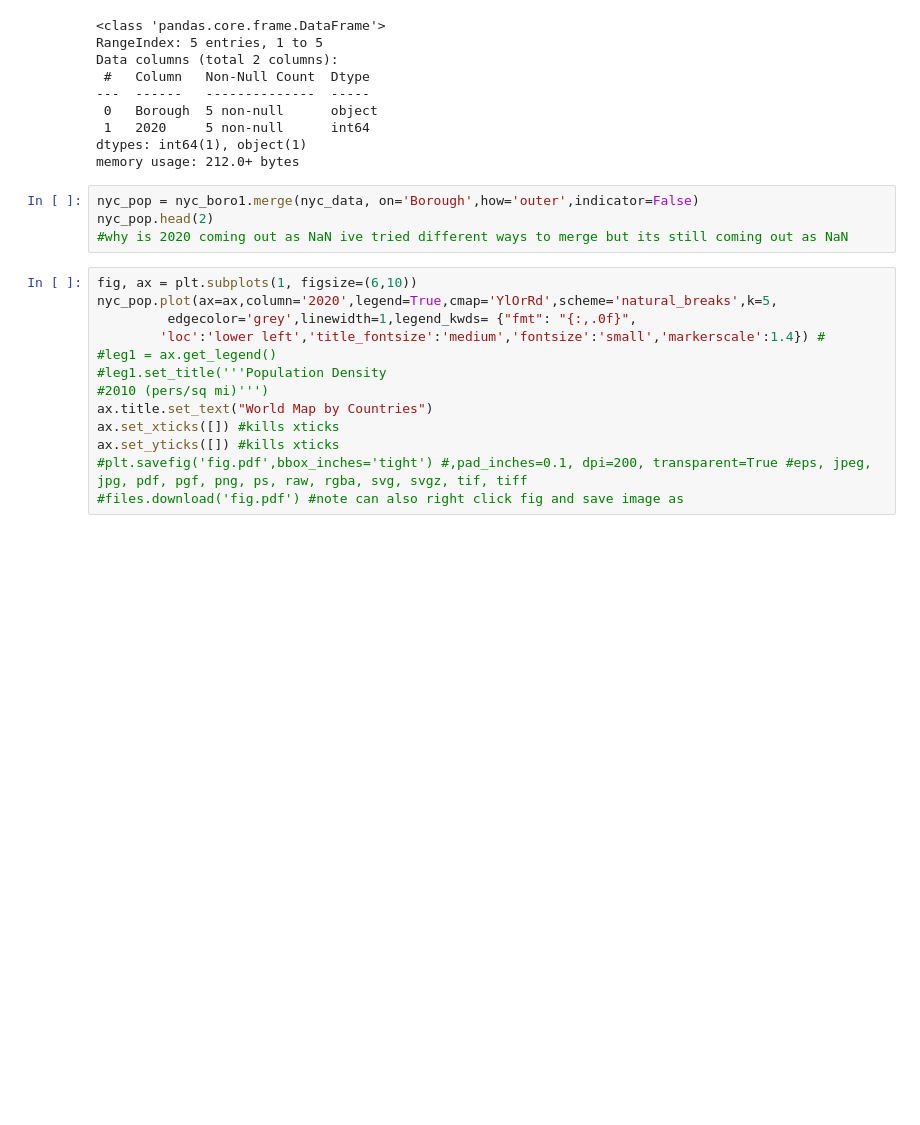
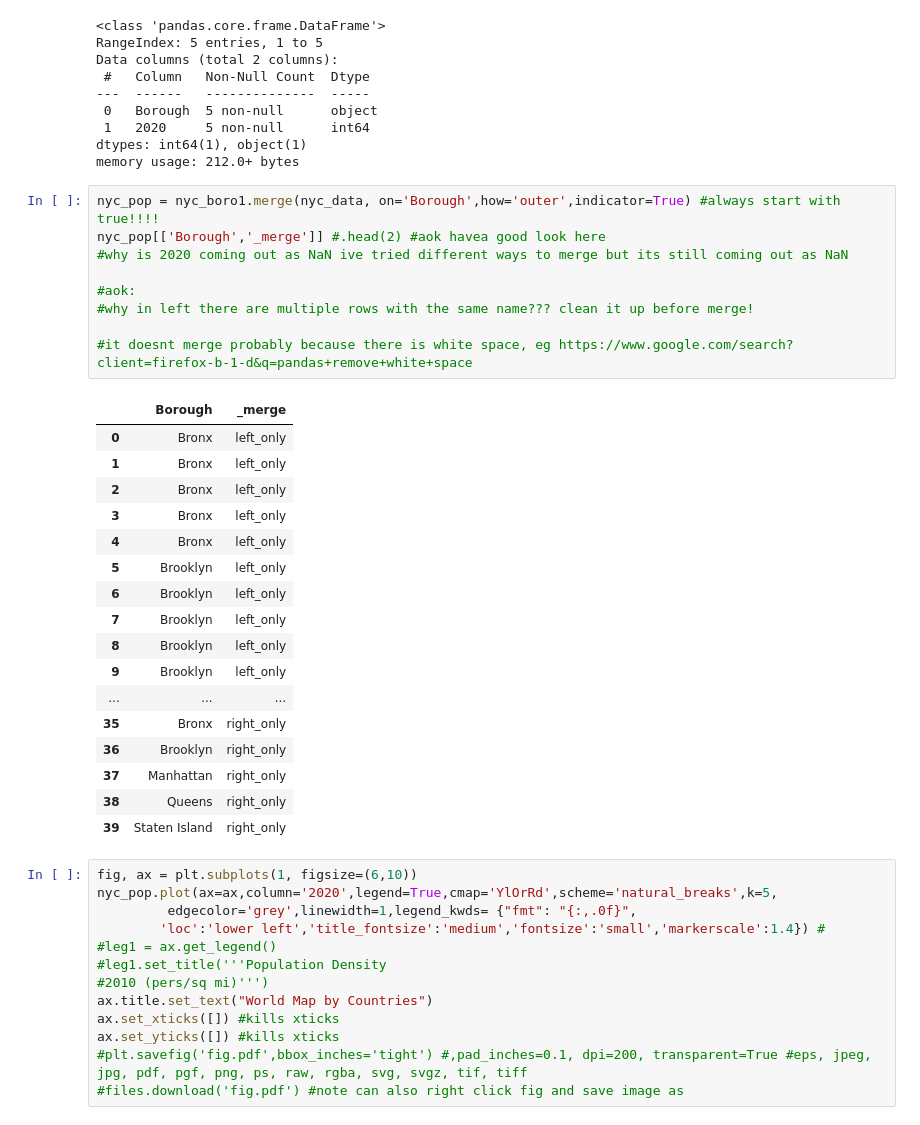
Before and after one commit to iyeboah22/GIS-DS, a Jupyter notebook: newps.ipynb, the cells around one changed output. Drawn from its saved outputs; the diff is of its cells as text; blank space fills up the shorter version.

```diff
--- a/newps.ipynb
+++ b/newps.ipynb
@@ -68,9 +86,32 @@ Data columns (total 2 columns):
 dtypes: int64(1), object(1)
 memory usage: 212.0+ bytes
 # %%
-nyc_pop = nyc_boro1.merge(nyc_data, on='Borough',how='outer',indicator=False)
-nyc_pop.head(2)
+nyc_pop = nyc_boro1.merge(nyc_data, on='Borough',how='outer',indicator=True) #always start with true!!!!
+nyc_pop[['Borough','_merge']] #.head(2) #aok havea good look here
 #why is 2020 coming out as NaN ive tried different ways to merge but its still coming out as NaN
+
+#aok:
+#why in left there are multiple rows with the same name??? clean it up before merge!
+
+#it doesnt merge probably because there is white space, eg https://www.google.com/search?client=firefox-b-1-d&q=pandas+remove+white+space
+# %% [output]
+|  | Borough | _merge |
+| 0 | Bronx | left_only |
+| 1 | Bronx | left_only |
+| 2 | Bronx | left_only |
+| 3 | Bronx | left_only |
+| 4 | Bronx | left_only |
+| 5 | Brooklyn | left_only |
+| 6 | Brooklyn | left_only |
+| 7 | Brooklyn | left_only |
+| 8 | Brooklyn | left_only |
+| 9 | Brooklyn | left_only |
+| ... | ... | ... |
+| 35 | Bronx | right_only |
+| 36 | Brooklyn | right_only |
+| 37 | Manhattan | right_only |
+| 38 | Queens | right_only |
+| 39 | Staten Island | right_only |
 # %%
 fig, ax = plt.subplots(1, figsize=(6,10))
 nyc_pop.plot(ax=ax,column='2020',legend=True,cmap='YlOrRd',scheme='natural_breaks',k=5,
```
Also changed, not shown: parts of 2 cells of this notebook.
